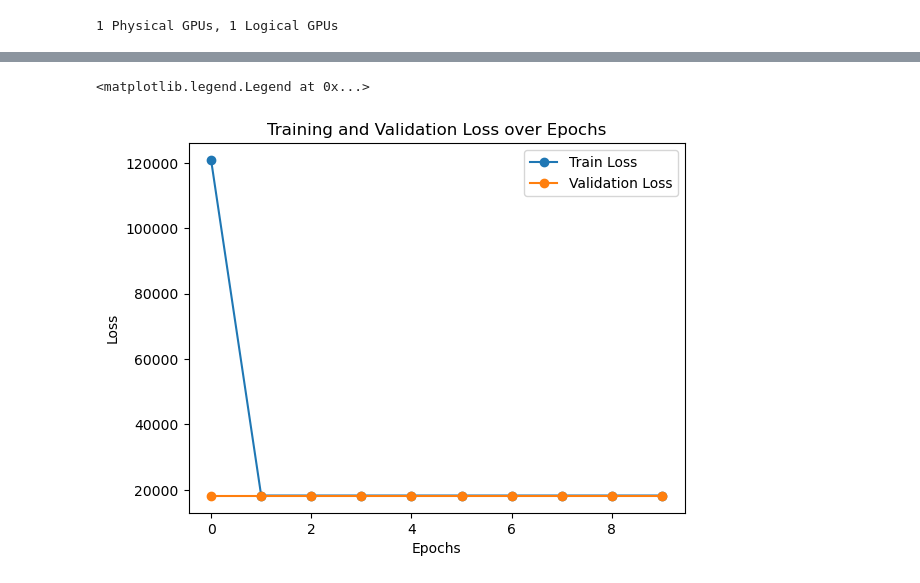
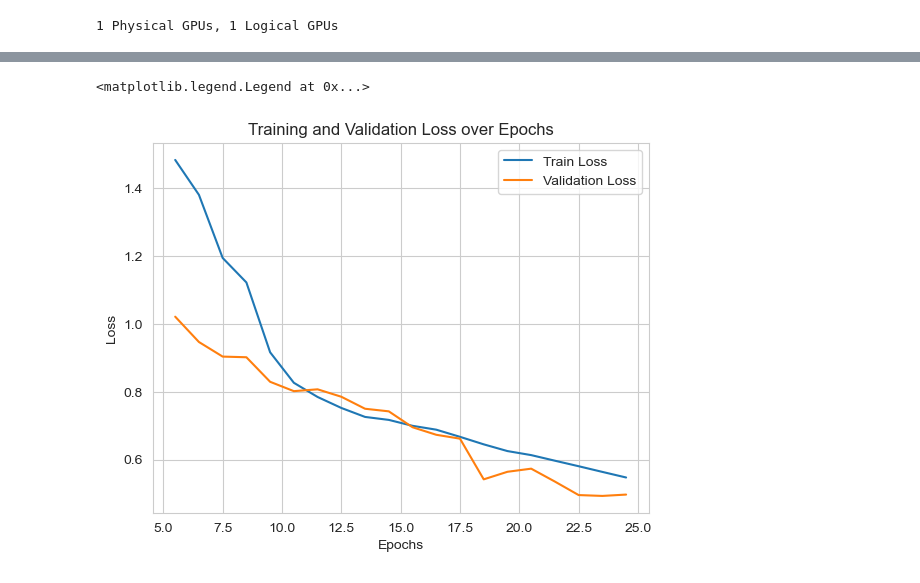
Before and after one commit to prayus/project, a Jupyter notebook: model/resnet_model.ipynb, the cells around one changed output, grey strips where cells are left out. Drawn from its saved outputs; the diff is of its cells as text; code cells hidden in the pictures.

```diff
--- a/model/resnet_model.ipynb
+++ b/model/resnet_model.ipynb
@@ -202,19 +221,20 @@ KeyError: 'epochs'
 # %%
 import matplotlib.pyplot as plt
 import pandas as pd
 
-df = pd.read_csv('./csv_files/resnet/test_train.csv')
+df1 = pd.read_csv(r'D:\project\model\augumented_training_log_file.csv')[1:]
+df = df1.rolling(window=10).mean()
 #Plotting the training loss
-plt.plot(df.epoch, df.loss, label='Train Loss', marker='o')
+plt.plot(df.epoch[1:], df.loss[1:], label='Train Loss')
 
 #Plotting the validation loss
-plt.plot(df.epoch, df.val_loss, label='Validation Loss', marker='o')
+plt.plot(df.epoch[1:], df.val_loss[1:], label='Validation Loss')
 
 #Adding labels and title
 plt.xlabel('Epochs')
 plt.ylabel('Loss')
 plt.title('Training and Validation Loss over Epochs')
 plt.legend()
 # %% [output]
 <matplotlib.legend.Legend at 0x...>
-[figure, old version]
+[figure, new version]
```
Also changed, not shown: parts of 40 cells of this notebook.
